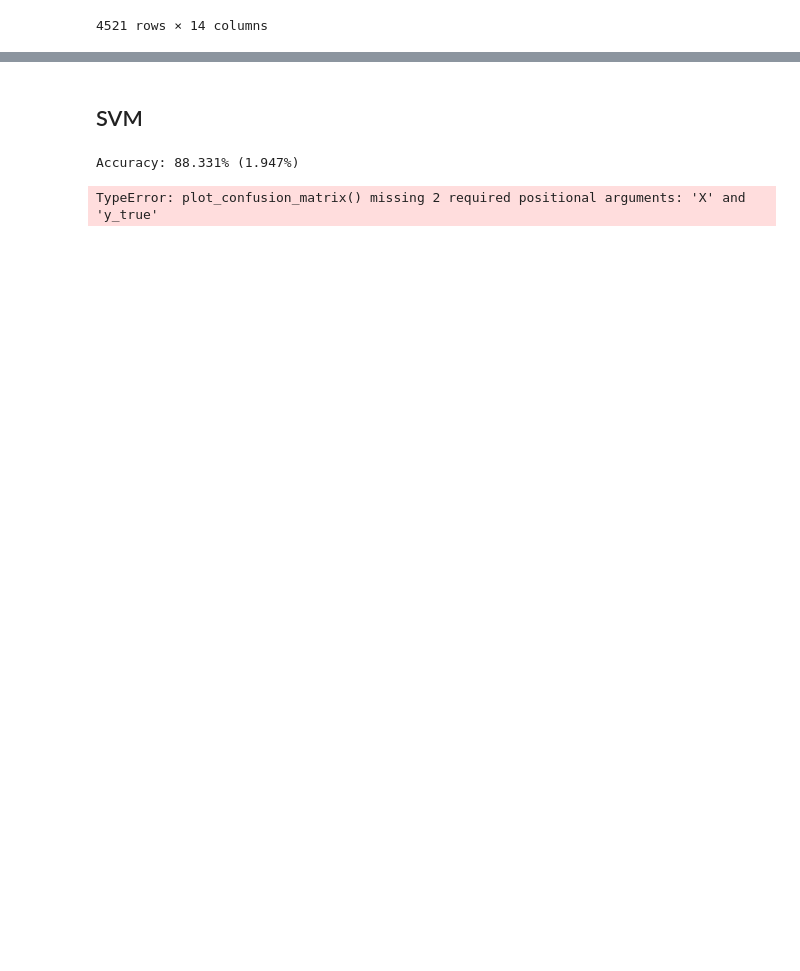
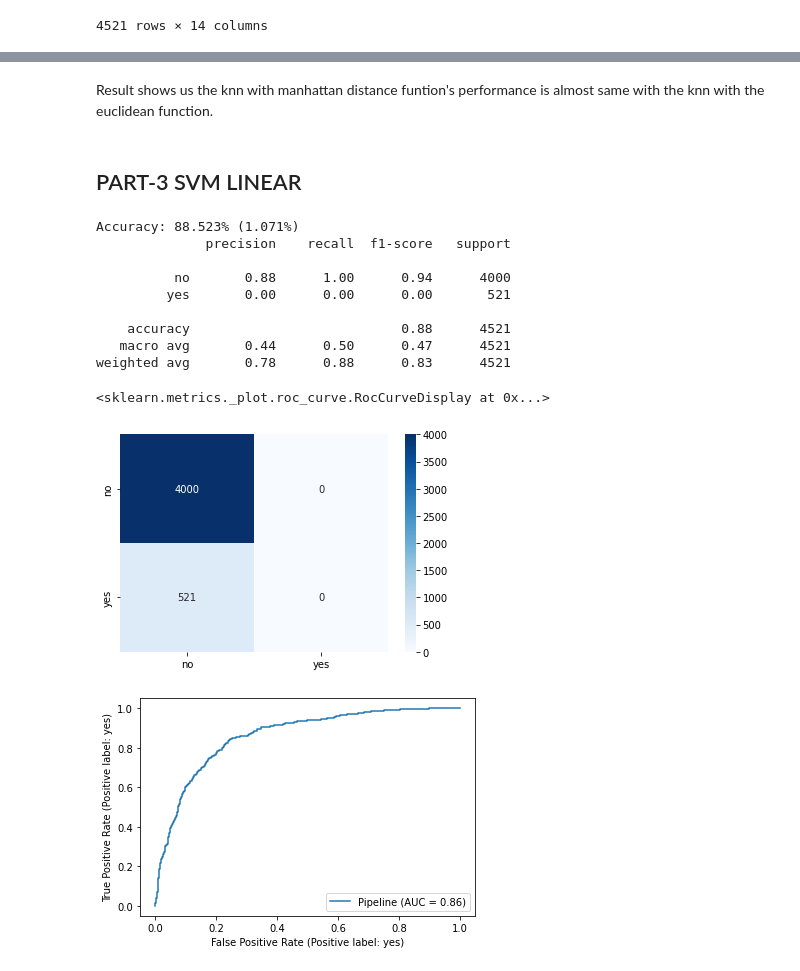
Before and after one commit to umitaltintas/machine-learning-455, a Jupyter notebook: hw1/hw1.ipynb, the cells around one changed output, grey strips where cells are left out. Saved outputs shown, nothing was run; the diff lists cells and outputs as text; code cells hidden in the pictures; blank space fills up the shorter version.

```diff
--- a/hw1/hw1.ipynb
+++ b/hw1/hw1.ipynb
@@ -170,29 +186,48 @@ weighted avg       0.85      0.88      0.86      3616
+# %% [markdown]
+Result shows us the knn with manhattan distance funtion's performance is almost same with the knn with the euclidean function.
 # %% [markdown]
-## SVM
+## PART-3 SVM LINEAR
 # %%
 ## You may use an available implementation of SVM in Python.
 # o Report performance using an appropriate k-fold cross validation using ROC curves and
 # confusion matrices. Find the best threshold for the SVM output as described in the
 # note by Fawcett.
 # o Report the run time performance of your above tests.
 
-
 pipeline = Pipeline([('column_transformer', column_transformer),
                      ('scaler', StandardScaler()),
                      ('classifier', svm.SVC(kernel='linear', C=1))])
 
 pipeline.fit(X_train, y_train)
 # k-fold cross validation
-k_fold = KFold(n_splits=10, shuffle=True)
+k_fold = KFold(n_splits=5, shuffle=True)
 
 results = cross_val_score(pipeline, X_train, y_train, cv=k_fold)
 print("Accuracy: %.3f%% (%.3f%%)" %
       (results.mean() * 100, results.std() * 100))
 
-y_pred = cross_val_predict(pipeline, X_train, y_train, cv=k_fold)
-cm = confusion_matrix(y_train, y_pred)
-f = sns.heatmap(cm, annot=True, fmt='d', cmap='Blues')
-print(classification_report(y_train, y_pred))
+y_pred = cross_val_predict(pipeline, X, Y, cv=k_fold)
+cm = confusion_matrix(Y, y_pred)
+f = sns.heatmap(cm,
+                annot=True,
+                fmt='d',
+                cmap='Blues',
+                xticklabels=['no', 'yes'],
+                yticklabels=['no', 'yes'])
+print(classification_report(Y, y_pred))
+
+## plot roc curve and auc for values yes and no
+plot_roc_curve(pipeline,X_train, y_train)
 # %% [output]
-Accuracy: 88.331% (1.947%)
+Accuracy: 88.523% (1.071%)
+              precision    recall  f1-score   support
+
+          no       0.88      1.00      0.94      4000
+         yes       0.00      0.00      0.00       521
+
+    accuracy                           0.88      4521
+   macro avg       0.44      0.50      0.47      4521
+weighted avg       0.78      0.88      0.83      4521
-TypeError: plot_confusion_matrix() missing 2 required positional arguments: 'X' and 'y_true'
+<sklearn.metrics._plot.roc_curve.RocCurveDisplay at 0x...>
+[figure, added]
+[figure, added]
```
Also changed, not shown: parts of 18 cells of this notebook.
